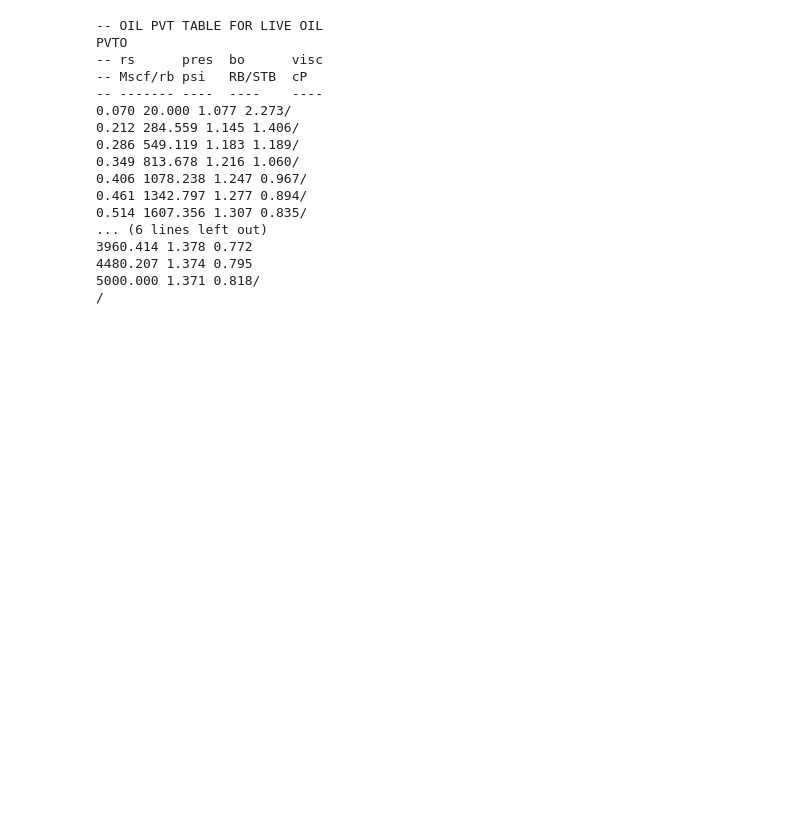
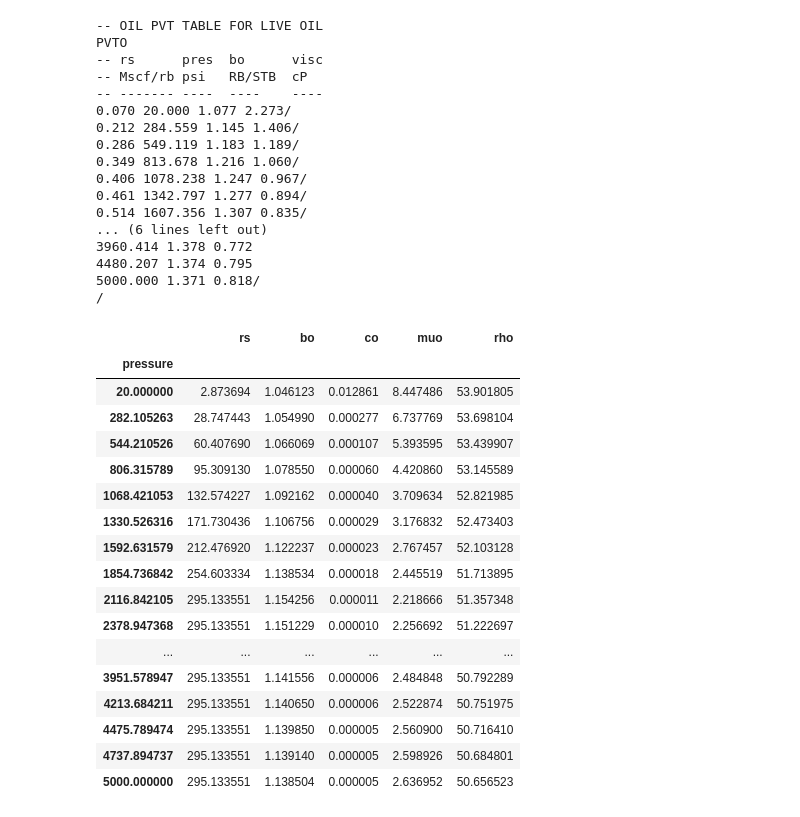
Before and after one commit to scuervo91/pvtpy, a Jupyter notebook: docs/examples/2-Fluids/2a_Oil.ipynb, the cells around one changed output. Drawn from its saved outputs; the diff is of its cells as text; code cells hidden in the pictures; blank space fills up the shorter version.

Commit message:
fix pb when calculating pvt from correlations

```diff
--- a/docs/examples/2-Fluids/2a_Oil.ipynb
+++ b/docs/examples/2-Fluids/2a_Oil.ipynb
@@ -103,3 +103,31 @@ PVTO
 4480.207 1.374 0.795
 5000.000 1.371 0.818/
 /
+# %%
+oil2 = Oil(
+    initial_conditions=init,
+    api = 25,
+    pb = Pressure(value=2100),
+    sg_gas = 0.6
+)
+oil2.pvt_from_correlation(start_pressure=20, end_pressure=5000, n=20, correlations=cor)
+oil2.pvt.df()
+# %% [output]
+|  | rs | bo | co | muo | rho |
+| pressure |  |  |  |  |  |
+| 20.000000 | 2.873694 | 1.046123 | 0.012861 | 8.447486 | 53.901805 |
+| 282.105263 | 28.747443 | 1.054990 | 0.000277 | 6.737769 | 53.698104 |
+| 544.210526 | 60.407690 | 1.066069 | 0.000107 | 5.393595 | 53.439907 |
+| 806.315789 | 95.309130 | 1.078550 | 0.000060 | 4.420860 | 53.145589 |
+| 1068.421053 | 132.574227 | 1.092162 | 0.000040 | 3.709634 | 52.821985 |
+| 1330.526316 | 171.730436 | 1.106756 | 0.000029 | 3.176832 | 52.473403 |
+| 1592.631579 | 212.476920 | 1.122237 | 0.000023 | 2.767457 | 52.103128 |
+| 1854.736842 | 254.603334 | 1.138534 | 0.000018 | 2.445519 | 51.713895 |
+| 2116.842105 | 295.133551 | 1.154256 | 0.000011 | 2.218666 | 51.357348 |
+| 2378.947368 | 295.133551 | 1.151229 | 0.000010 | 2.256692 | 51.222697 |
+| ... | ... | ... | ... | ... | ... |
+| 3951.578947 | 295.133551 | 1.141556 | 0.000006 | 2.484848 | 50.792289 |
+| 4213.684211 | 295.133551 | 1.140650 | 0.000006 | 2.522874 | 50.751975 |
+| 4475.789474 | 295.133551 | 1.139850 | 0.000005 | 2.560900 | 50.716410 |
+| 4737.894737 | 295.133551 | 1.139140 | 0.000005 | 2.598926 | 50.684801 |
+| 5000.000000 | 295.133551 | 1.138504 | 0.000005 | 2.636952 | 50.656523 |
```
Also changed, not shown: 1 other file.
